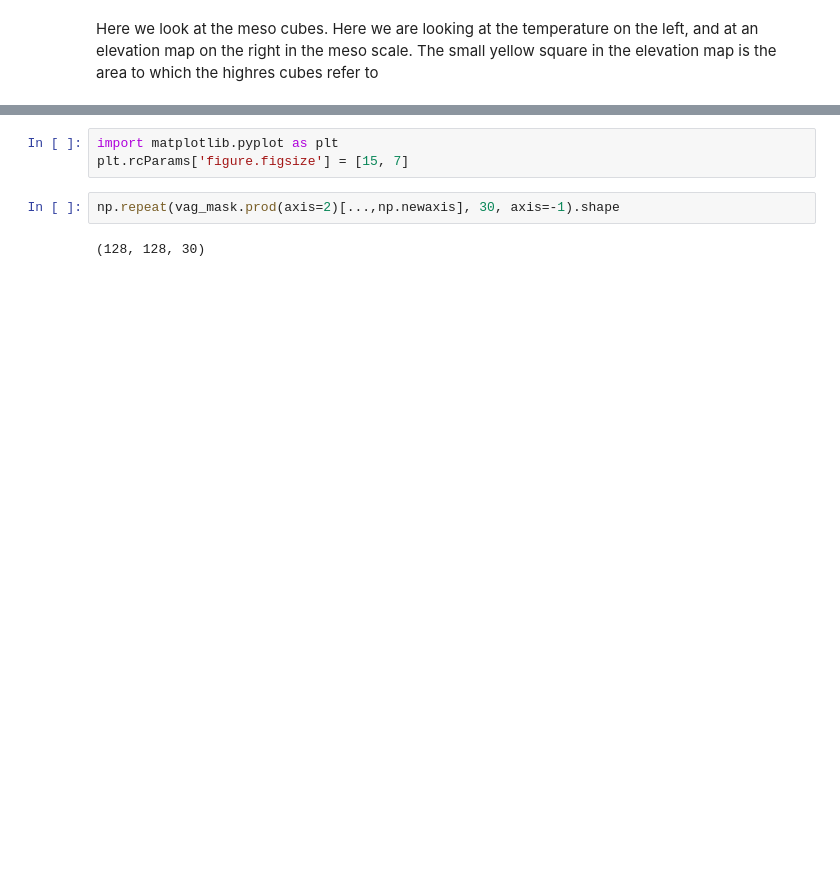
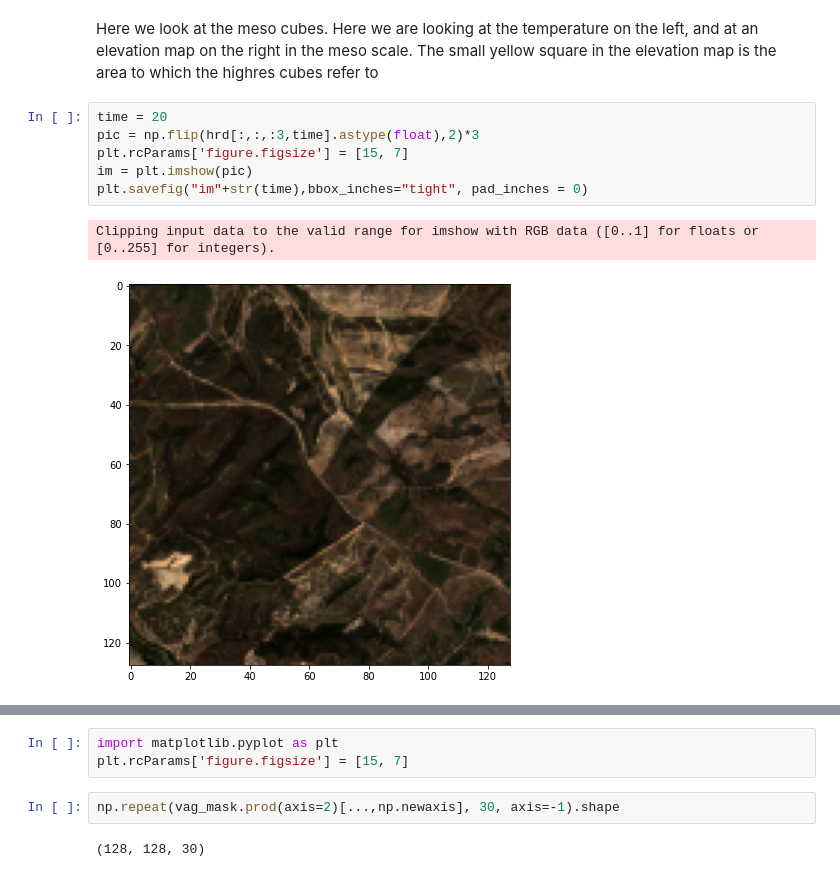
Before and after one commit to rudolfwilliam/satellite_image_forecasting, a Jupyter notebook: demos/data_observation_demo.ipynb, the cells around one changed output, grey strips where cells are left out. Drawn from its saved outputs; the diff is of its cells as text; blank space fills up the shorter version.

```diff
--- a/demos/data_observation_demo.ipynb
+++ b/demos/data_observation_demo.ipynb
@@ -97,5 +99,14 @@ plt.show()
 # %% [markdown]
 Here we look at the meso cubes. Here we are looking at the temperature on the left, and at an elevation map on the right in the meso scale. The small yellow square in the elevation map is the area to which the highres cubes refer to
+# %%
+time = 20
+pic = np.flip(hrd[:,:,:3,time].astype(float),2)*3
+plt.rcParams['figure.figsize'] = [15, 7]
+im = plt.imshow(pic)
+plt.savefig("im"+str(time),bbox_inches="tight", pad_inches = 0)
+# %% [output]
+Clipping input data to the valid range for imshow with RGB data ([0..1] for floats or [0..255] for integers).
+[figure, added]
 # %%
 pic = md[:,:,0,19].astype(float) #Times 2 makes it lighter
 pic2 = ms.astype(float)
```
Also changed, not shown: parts of 7 cells of this notebook, 3 other files.
